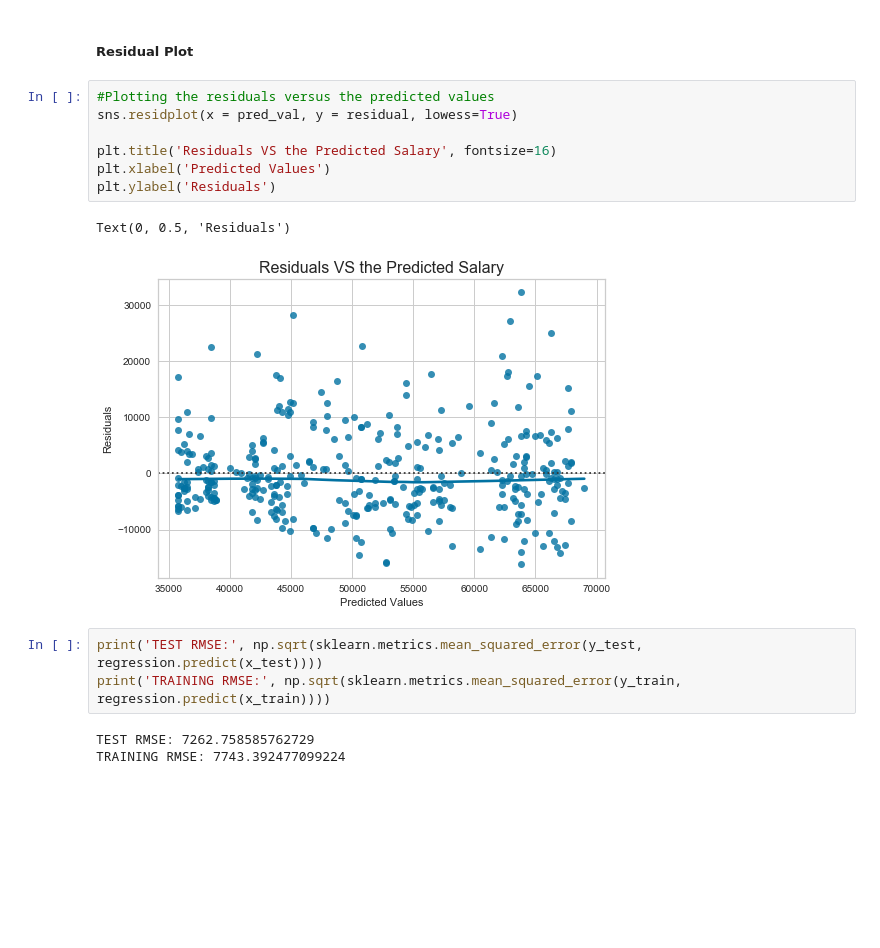
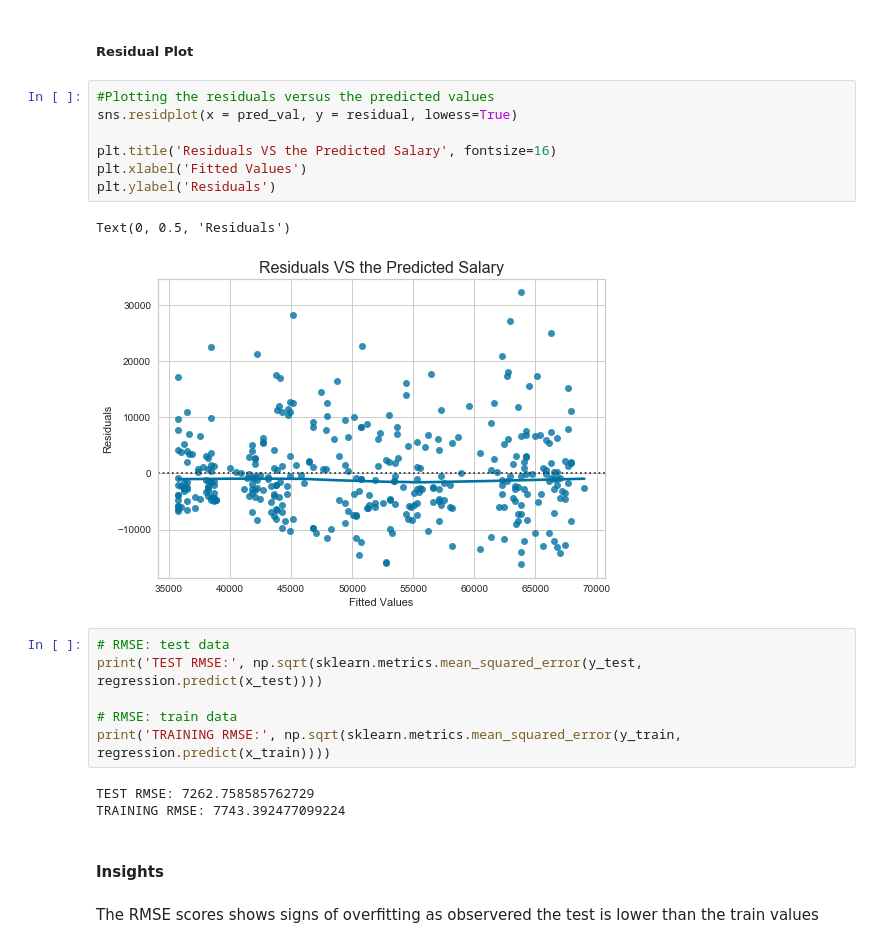
Before and after one commit to Sibusiso1995/Multi-linear-Regression, a Jupyter notebook: Mlr.ipynb, the cells around one changed output. Cells and saved outputs as stored; diff of their text form; blank space fills up the shorter version.

```diff
--- a/Mlr.ipynb
+++ b/Mlr.ipynb
@@ -259,16 +259,23 @@ pred_val = lm.fittedvalues
 # %%
 #Plotting the residuals versus the predicted values
 sns.residplot(x = pred_val, y = residual, lowess=True)
 
 plt.title('Residuals VS the Predicted Salary', fontsize=16)
-plt.xlabel('Predicted Values')
+plt.xlabel('Fitted Values')
 plt.ylabel('Residuals')
 # %% [output]
 Text(0, 0.5, 'Residuals')
-[figure, old version]
+[figure, new version]
 # %%
+# RMSE: test data
 print('TEST RMSE:', np.sqrt(sklearn.metrics.mean_squared_error(y_test, regression.predict(x_test))))
+
+# RMSE: train data
 print('TRAINING RMSE:', np.sqrt(sklearn.metrics.mean_squared_error(y_train, regression.predict(x_train))))
 # %% [output]
 TEST RMSE: 7262.758585762729
 TRAINING RMSE: 7743.392477099224
+# %% [markdown]
+#### Insights
+# %% [markdown]
+The RMSE scores shows signs of overfitting as observered the test is lower than the train values
```
